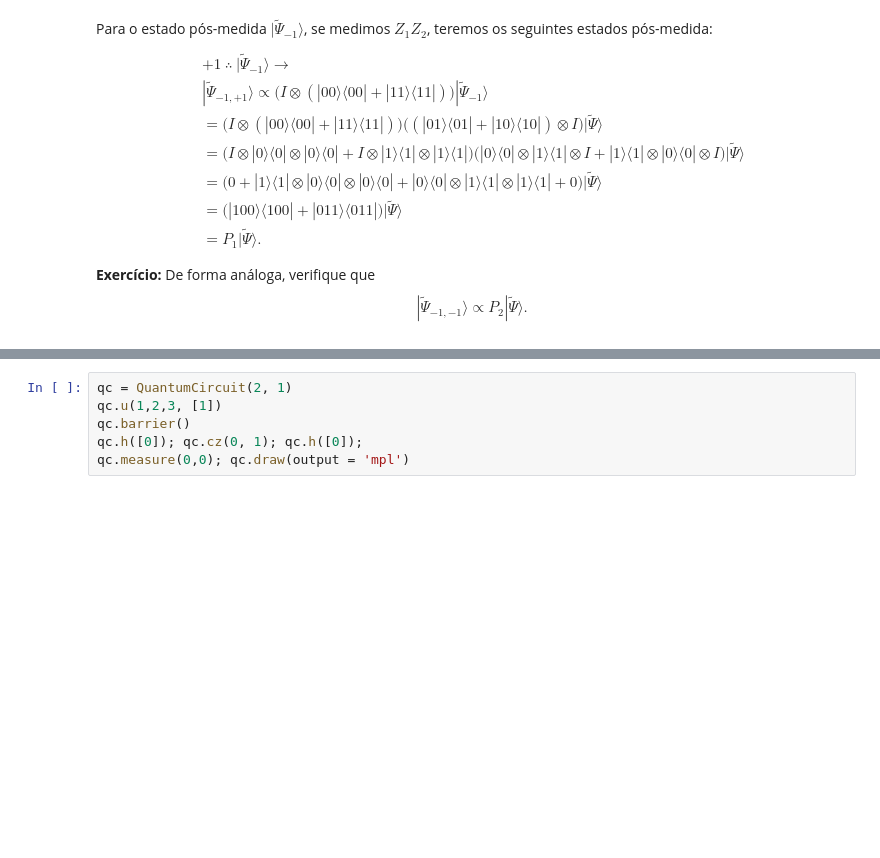
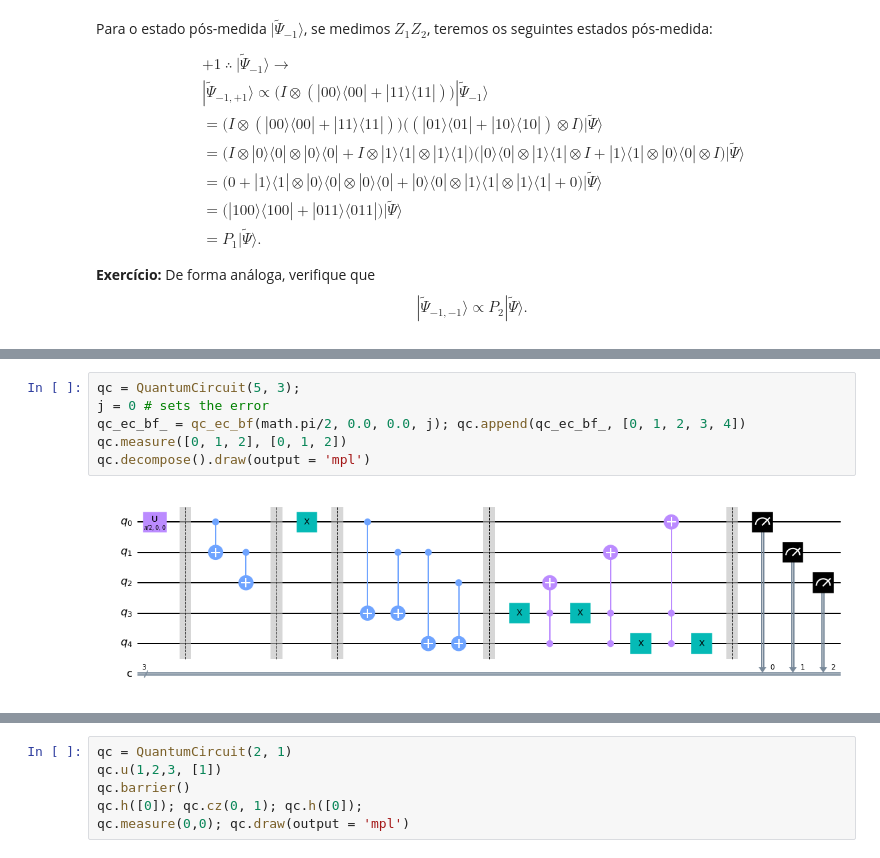
Before and after one commit to abbarreto/qiskit, a Jupyter notebook: 16_22_error_correction_bit_flip.ipynb, the cells around one changed output, grey strips where cells are left out. Cells and saved outputs as stored; diff of their text form; blank space fills up the shorter version.

```diff
--- a/16_22_error_correction_bit_flip.ipynb
+++ b/16_22_error_correction_bit_flip.ipynb
@@ -216,0 +289,8 @@ __OBS:__ Tem muitas questões que temos que ver aqui. Por exemplo, se o erro oco
+# %%
+qc = QuantumCircuit(5, 3);
+j = 0 # sets the error
+qc_ec_bf_ = qc_ec_bf(math.pi/2, 0.0, 0.0, j); qc.append(qc_ec_bf_, [0, 1, 2, 3, 4])
+qc.measure([0, 1, 2], [0, 1, 2])
+qc.decompose().draw(output = 'mpl')
+# %% [output]
+[figure, added]
```
Also changed, not shown: parts of 41 cells of this notebook, 3 other files.
